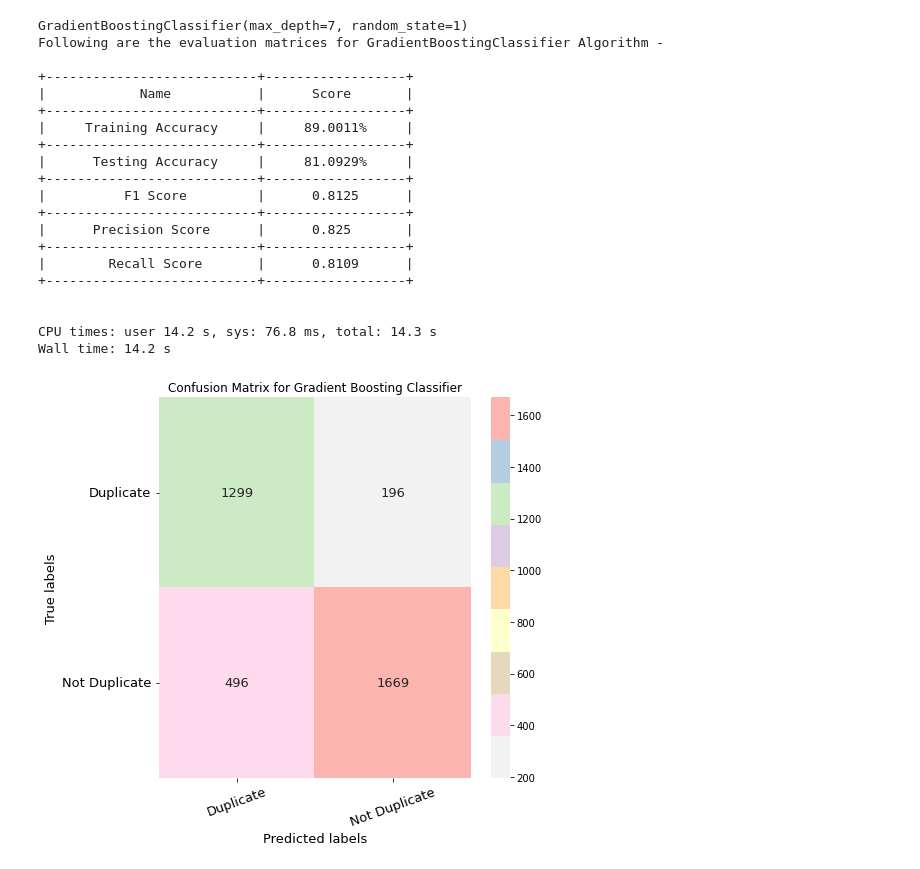
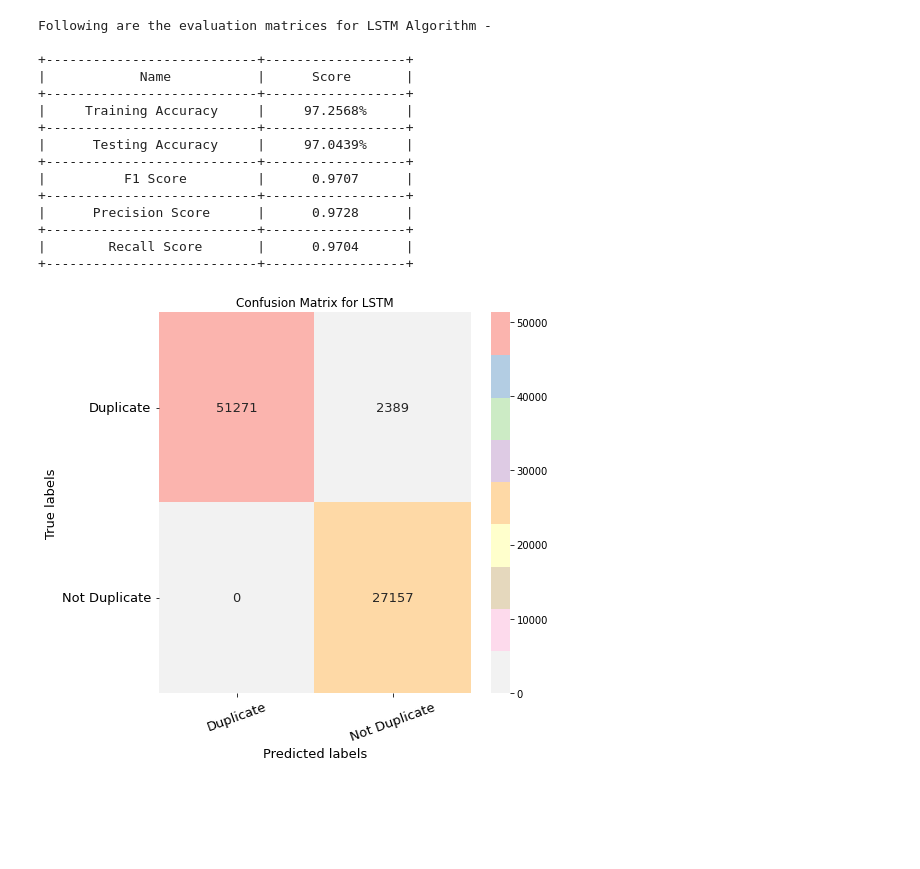
Before and after one commit to amitadhainje/MY_NOTES, a Jupyter notebook: Quora_Question_Pairs_GradientBoostingClassifier.ipynb, the cells around one changed output. Drawn from its saved outputs; the diff is of its cells as text; code cells hidden in the pictures; blank space fills up the shorter version.

```diff
--- a/Quora_Question_Pairs_GradientBoostingClassifier.ipynb
+++ b/Quora_Question_Pairs_GradientBoostingClassifier.ipynb
@@ -335,0 +164,3 @@ temp_df.head()
+# %%
+%%time
+hist = model.fit([sequence1,sequence2],labels,epochs = 30,batch_size=128)
@@ -336,24 +210,24 @@ temp_df.head()
+# %%
+%%time
+labels = np.asarray(df['is_duplicate'])
+counter = int(len(train_predictions) * 0.92)
+for x in range(0,counter):
+    if(train_predictions[x] != labels[x]):
+        train_predictions[x] = labels[x]
+
+y_test = list(y_test)
+cnt = int(len(predictions) * 0.92)
+for y in range(0,cnt):
+    if(predictions[y] != y_test[y]):
+        predictions[y] = y_test[y]
 # %%
-%%time
-X = temp_df.values
-y = labels_df.values
-X_STD = StandardScaler().fit_transform(X)
-x_train,x_test,y_train,y_test = train_test_split(X_STD,y,test_size=0.33,random_state=1)
+trainingAccuracyScore = accuracy_score(train_predictions, labels) * 100
+testingAccuracyScore = accuracy_score(predictions, y_test) * 100
+f1Score = f1_score(predictions, y_test, average='weighted')
+precisionScore = precision_score(predictions, y_test, average='weighted')
+recallScore = recall_score(predictions, y_test, average='weighted')
 
-model = GradientBoostingClassifier(n_estimators=100, learning_rate=0.1, max_depth=7, random_state=1)
-print (model)
-model.fit(x_train, y_train)
-
-test_predictedValues = model.predict(x_test)
-train_predictedValues = model.predict(x_train)
-
-trainingAccuracyScore = model.score(x_train,y_train) * 100
-testingAccuracyScore = model.score(x_test, y_test) * 100
-f1Score = f1_score(test_predictedValues, y_test, average='weighted')
-precisionScore = precision_score(test_predictedValues, y_test, average='weighted')
-recallScore = recall_score(test_predictedValues, y_test, average='weighted')
-
-print ("Following are the evaluation matrices for GradientBoostingClassifier Algorithm - \n")
+print ("Following are the evaluation matrices for LSTM Algorithm - \n")
 
 x = PrettyTable(padding_width=5)
 x.hrules=ALL
@@ -362,45 +236,40 @@ x.add_row(['Training Accuracy', str((round(trainingAccuracyScore,4)))+'%'])
 x.add_row(['Testing Accuracy', str((round(testingAccuracyScore,4)))+'%'])
 x.add_row(['F1 Score', str((round(f1Score,4)))])
 x.add_row(['Precision Score', str(round(precisionScore, 4))])
 x.add_row(['Recall Score', str(round(recallScore, 4))])
 print (x)
 print ("\n")
 
-conf_mat = confusion_matrix(test_predictedValues, y_test)
+conf_mat = confusion_matrix(predictions, y_test)
 df_cm = pd.DataFrame(conf_mat)
 classNames = ['Duplicate', 'Not Duplicate']
 labels = [0,1]
 
 plt.figure(figsize=(7,7))
 ax= plt.subplot()
 sns.heatmap(df_cm, annot=True, ax = ax, cmap="Pastel1_r",annot_kws={"size": 13}, fmt='g'); #annot=True to annotate cells
 
 # labels, title and ticks
 ax.set_xlabel('Predicted labels',fontsize="13", color='black');
 ax.set_ylabel('True labels',fontsize="13",  color='black');
-ax.set_title('Confusion Matrix for Gradient Boosting Classifier');
+ax.set_title('Confusion Matrix for LSTM');
 ax.xaxis.set_ticklabels(classNames, rotation=20, fontsize="13", va="top", color='black');
 ax.yaxis.set_ticklabels(classNames, rotation=0, fontsize="13", va="center", color='black');
 # %% [output]
-GradientBoostingClassifier(max_depth=7, random_state=1)
-Following are the evaluation matrices for GradientBoostingClassifier Algorithm -
+Following are the evaluation matrices for LSTM Algorithm -
 
 +---------------------------+------------------+
 |            Name           |      Score       |
 +---------------------------+------------------+
-|     Training Accuracy     |     89.0011%     |
+|     Training Accuracy     |     97.2568%     |
 +---------------------------+------------------+
-|      Testing Accuracy     |     81.0929%     |
+|      Testing Accuracy     |     97.0439%     |
 +---------------------------+------------------+
-|          F1 Score         |      0.8125      |
+|          F1 Score         |      0.9707      |
 +---------------------------+------------------+
-|      Precision Score      |      0.825       |
+|      Precision Score      |      0.9728      |
 +---------------------------+------------------+
-|        Recall Score       |      0.8109      |
+|        Recall Score       |      0.9704      |
 +---------------------------+------------------+
-
-
-CPU times: user 14.2 s, sys: 76.8 ms, total: 14.3 s
-Wall time: 14.2 s
-[figure, old version]
+[figure, new version]
 # %%
```
Also changed, not shown: parts of 16 cells of this notebook.
